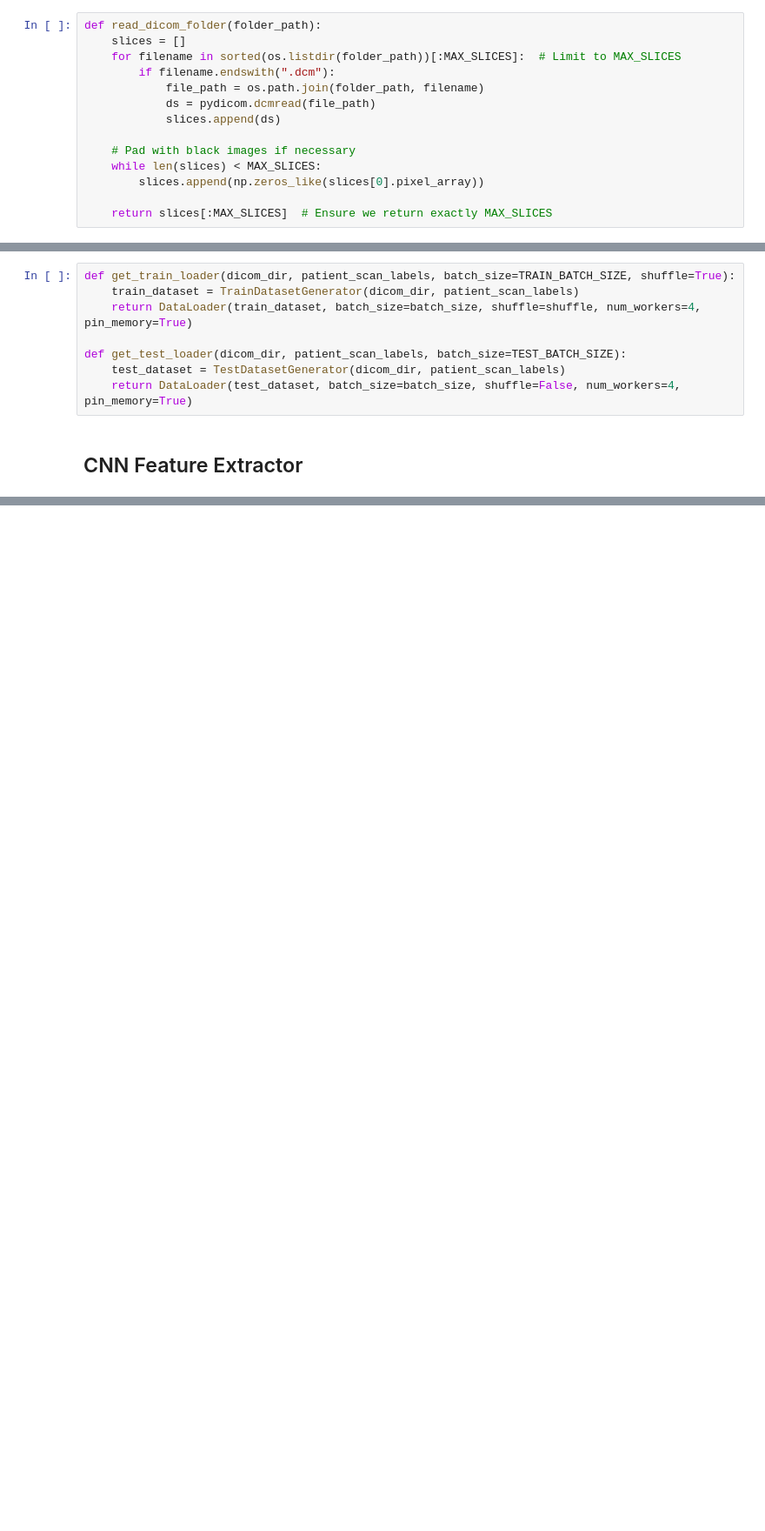
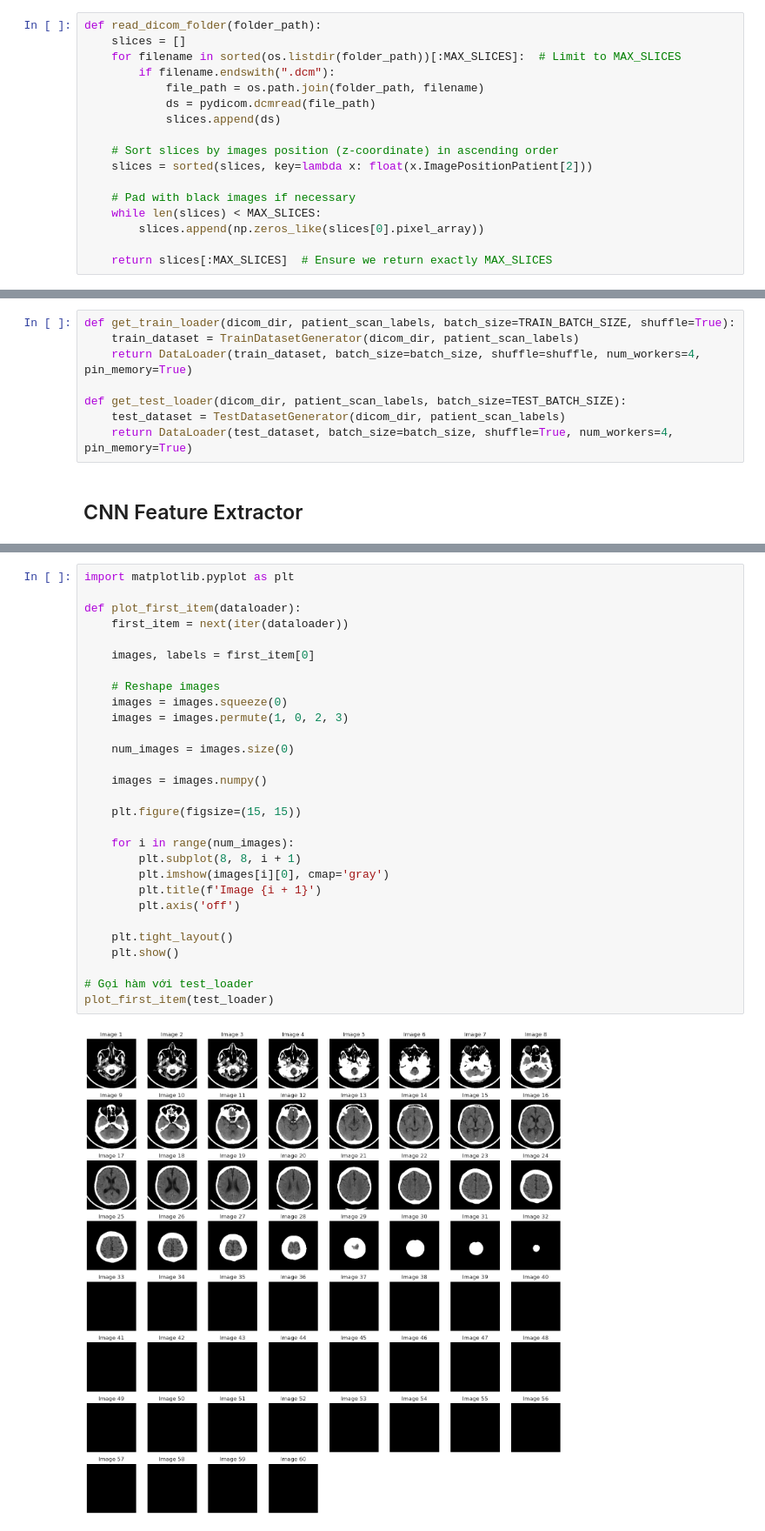
Before and after one commit to nhatminhtrieu/Brain-Stroke-Diagnosis, a Jupyter notebook: rsna/resnet3D-rsna-mil.ipynb, the cells around one changed output, grey strips where cells are left out. Shown at 87% size. Saved outputs shown, nothing was run; the diff lists cells and outputs as text; blank space fills up the shorter version.

```diff
--- a/rsna/resnet3D-rsna-mil.ipynb
+++ b/rsna/resnet3D-rsna-mil.ipynb
@@ -125,6 +128,9 @@ def read_dicom_folder(folder_path):
             ds = pydicom.dcmread(file_path)
             slices.append(ds)
 
+    # Sort slices by images position (z-coordinate) in ascending order
+    slices = sorted(slices, key=lambda x: float(x.ImagePositionPatient[2]))
+
     # Pad with black images if necessary
     while len(slices) < MAX_SLICES:
         slices.append(np.zeros_like(slices[0].pixel_array))
@@ -247,7 +253,7 @@ def get_train_loader(dicom_dir, patient_scan_labels, batch_size=TRAIN_BATCH_SIZE
 
 def get_test_loader(dicom_dir, patient_scan_labels, batch_size=TEST_BATCH_SIZE):
     test_dataset = TestDatasetGenerator(dicom_dir, patient_scan_labels)
-    return DataLoader(test_dataset, batch_size=batch_size, shuffle=False, num_workers=4, pin_memory=True)
+    return DataLoader(test_dataset, batch_size=batch_size, shuffle=True, num_workers=4, pin_memory=True)
 # %% [markdown]
 ## CNN Feature Extractor
 # %%
@@ -522,0 +611,31 @@ plot_roc_curve(trained_model, test_loader, device)
+# %%
+import matplotlib.pyplot as plt
+
+def plot_first_item(dataloader):
+    first_item = next(iter(dataloader))
+
+    images, labels = first_item[0]
+
+    # Reshape images
+    images = images.squeeze(0)
+    images = images.permute(1, 0, 2, 3)
+
+    num_images = images.size(0)
+
+    images = images.numpy()
+
+    plt.figure(figsize=(15, 15))
+
+    for i in range(num_images):
+        plt.subplot(8, 8, i + 1)
+        plt.imshow(images[i][0], cmap='gray')
+        plt.title(f'Image {i + 1}')
+        plt.axis('off')
+
+    plt.tight_layout()
+    plt.show()
+
+# Gọi hàm với test_loader
+plot_first_item(test_loader)
+# %% [output]
+[figure, added]
```
Also changed, not shown: parts of 11 cells of this notebook, 1 other file.
